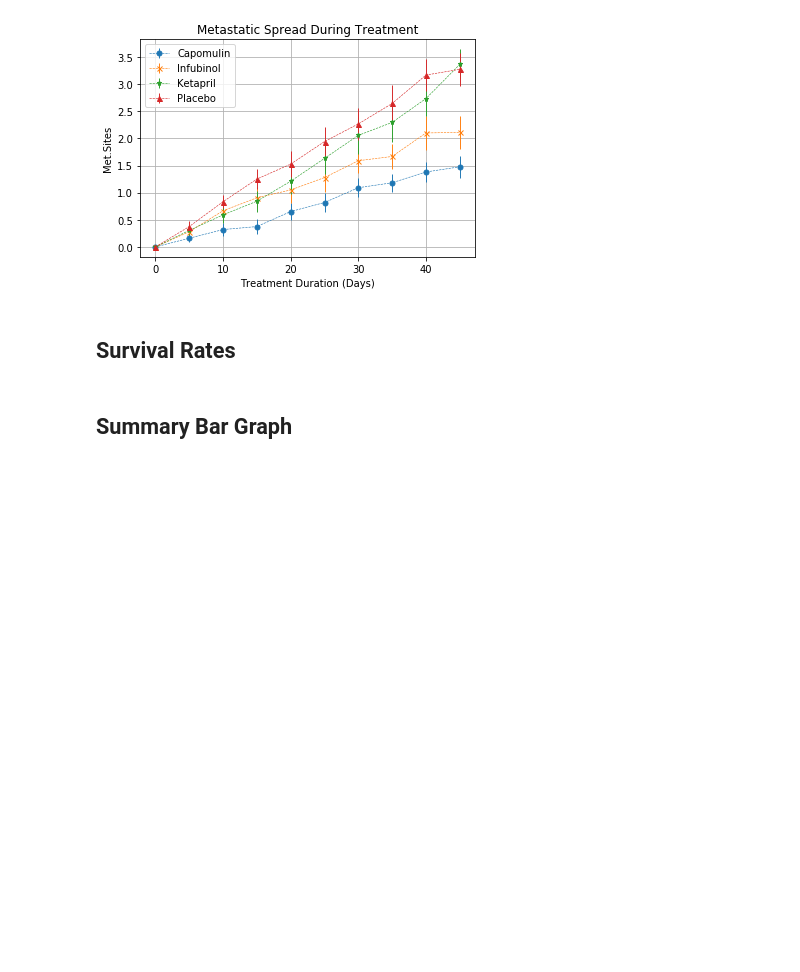
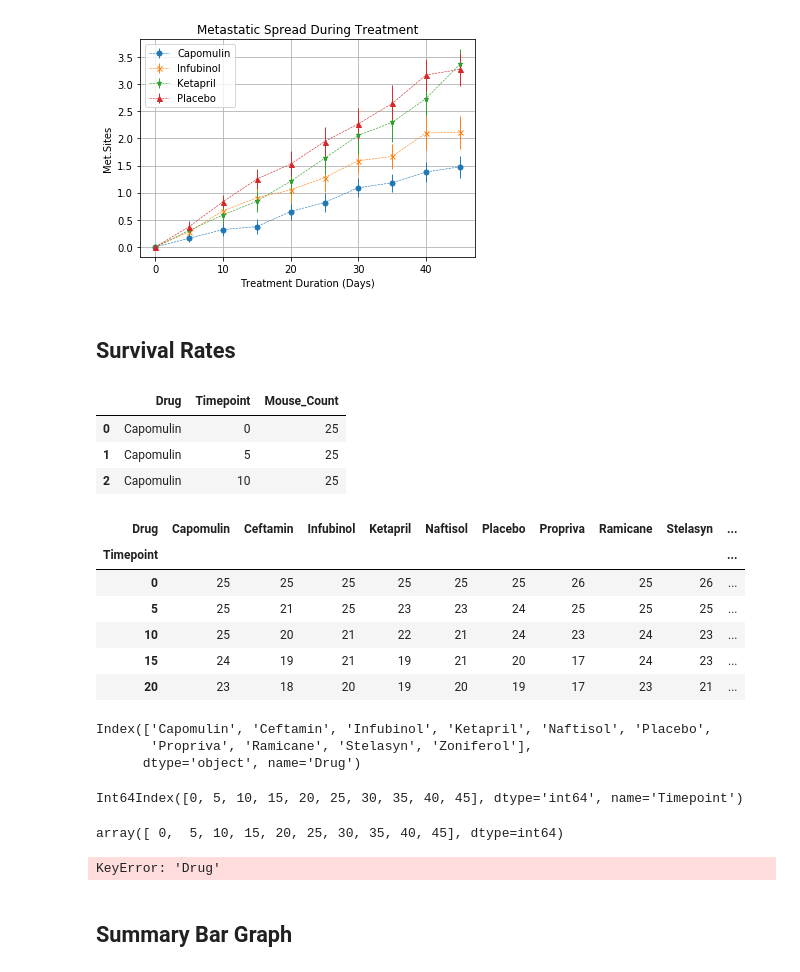
Before and after one commit to IFFTSolutions/5_Matplotlib, a Jupyter notebook: pymaceuticals_starter - Gage.ipynb, the cells around one changed output. Saved outputs shown, nothing was run; the diff lists cells and outputs as text; code cells hidden in the pictures; blank space fills up the shorter version.

```diff
--- a/pymaceuticals_starter - Gage.ipynb
+++ b/pymaceuticals_starter - Gage.ipynb
@@ -257,20 +257,50 @@ Text(0, 0.5, 'Met.Sites')
 Mouse_Count  = combined.groupby(["Drug","Timepoint"])["Mouse ID"].count()
 # Convert to DataFrame
 Mouse_df = Mouse_Count.to_frame()
+Mouse_df = Mouse_df.rename(columns={"Mouse ID":"Mouse_Count"})
 Mouse_df = Mouse_df.reset_index()
-Mouse_df.head(5)
+Mouse_df.head(3)
 # Preview DataFrame
+# %% [output]
+|  | Drug | Timepoint | Mouse_Count |
+| 0 | Capomulin | 0 | 25 |
+| 1 | Capomulin | 5 | 25 |
+| 2 | Capomulin | 10 | 25 |
 # %%
 # Minor Data Munging to Re-Format the Data Frames
-
+Mouse_dff = Mouse_df.pivot(index='Timepoint',columns='Drug',values='Mouse_Count')
+Mouse_dff.head(5)
+Mouse_dff.columns
+Mouse_dff.index
 # Preview the Data Frame
+# %% [output]
+| Drug | Capomulin | Ceftamin | Infubinol | Ketapril | Naftisol | Placebo | Propriva | Ramicane | Stelasyn | ... |
+| Timepoint |  |  |  |  |  |  |  |  |  | ... |
+| 0 | 25 | 25 | 25 | 25 | 25 | 25 | 26 | 25 | 26 | ... |
+| 5 | 25 | 21 | 25 | 23 | 23 | 24 | 25 | 25 | 25 | ... |
+| 10 | 25 | 20 | 21 | 22 | 21 | 24 | 23 | 24 | 23 | ... |
+| 15 | 24 | 19 | 21 | 19 | 21 | 20 | 17 | 24 | 23 | ... |
+| 20 | 23 | 18 | 20 | 19 | 20 | 19 | 17 | 23 | 21 | ... |
+Index(['Capomulin', 'Ceftamin', 'Infubinol', 'Ketapril', 'Naftisol', 'Placebo',
+       'Propriva', 'Ramicane', 'Stelasyn', 'Zoniferol'],
+      dtype='object', name='Drug')
+Int64Index([0, 5, 10, 15, 20, 25, 30, 35, 40, 45], dtype='int64', name='Timepoint')
 # %%
 # Generate the Plot (Accounting for percentages)
+x_axis = Mouse_dff.index.values
+x_axis
+
+Mouse_Percentage = Mouse_dff.loc[Mouse_dff['Drug']=='Capomulin']/Mouse_dff['Capomulin'].sum()
+#Cap_SEM = Cap_SEM["SE_of_Metastatic Sites"]
+
 
 # Save the Figure
 
 # Show the Figure
-plt.show()
+#plt.show()
+# %% [output]
+array([ 0,  5, 10, 15, 20, 25, 30, 35, 40, 45], dtype=int64)
+KeyError: 'Drug'
 # %% [markdown]
 ## Summary Bar Graph
 # %%
```
